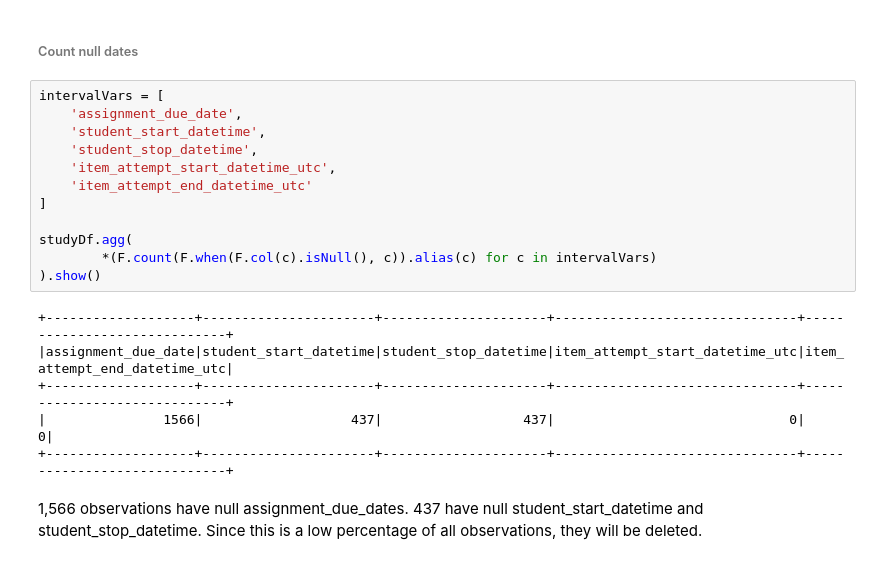
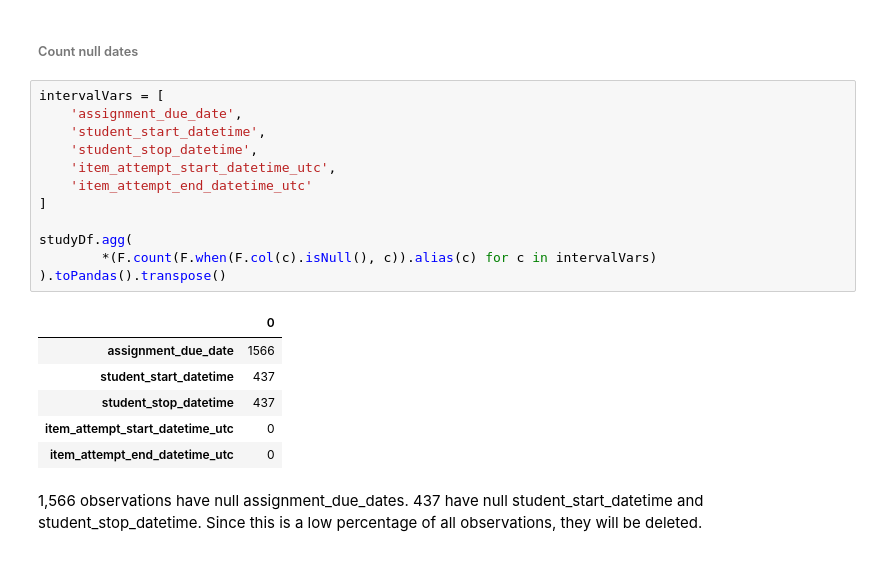
Before and after one commit to dlhinkley/c772-capstone-project, a Jupyter notebook: research-paper/02-data-preperation.ipynb, the cells around one changed output. Cells and saved outputs as stored; diff of their text form.

```diff
--- a/research-paper/02-data-preperation.ipynb
+++ b/research-paper/02-data-preperation.ipynb
@@ -141,21 +130,22 @@ the outliers wil be imputed with the median after the data is split
 # %%
 intervalVars = [
     'assignment_due_date',
     'student_start_datetime',
     'student_stop_datetime',
     'item_attempt_start_datetime_utc',
     'item_attempt_end_datetime_utc'
 ]
 
 studyDf.agg(
         *(F.count(F.when(F.col(c).isNull(), c)).alias(c) for c in intervalVars)
-).show()
+).toPandas().transpose()
 # %% [output]
-+-------------------+----------------------+---------------------+-------------------------------+-----------------------------+
-|assignment_due_date|student_start_datetime|student_stop_datetime|item_attempt_start_datetime_utc|item_attempt_end_datetime_utc|
-+-------------------+----------------------+---------------------+-------------------------------+-----------------------------+
-|               1566|                   437|                  437|                              0|                            0|
-+-------------------+----------------------+---------------------+-------------------------------+-----------------------------+
+|  | 0 |
+| assignment_due_date | 1566 |
+| student_start_datetime | 437 |
+| student_stop_datetime | 437 |
+| item_attempt_start_datetime_utc | 0 |
+| item_attempt_end_datetime_utc | 0 |
 # %% [markdown]
 1,566 observations have null assignment_due_dates.  437 have null student_start_datetime and student_stop_datetime.
 Since this is a low percentage of all observations, they will be deleted.
```
Also changed, not shown: parts of 17 cells of this notebook, 2 other files.
